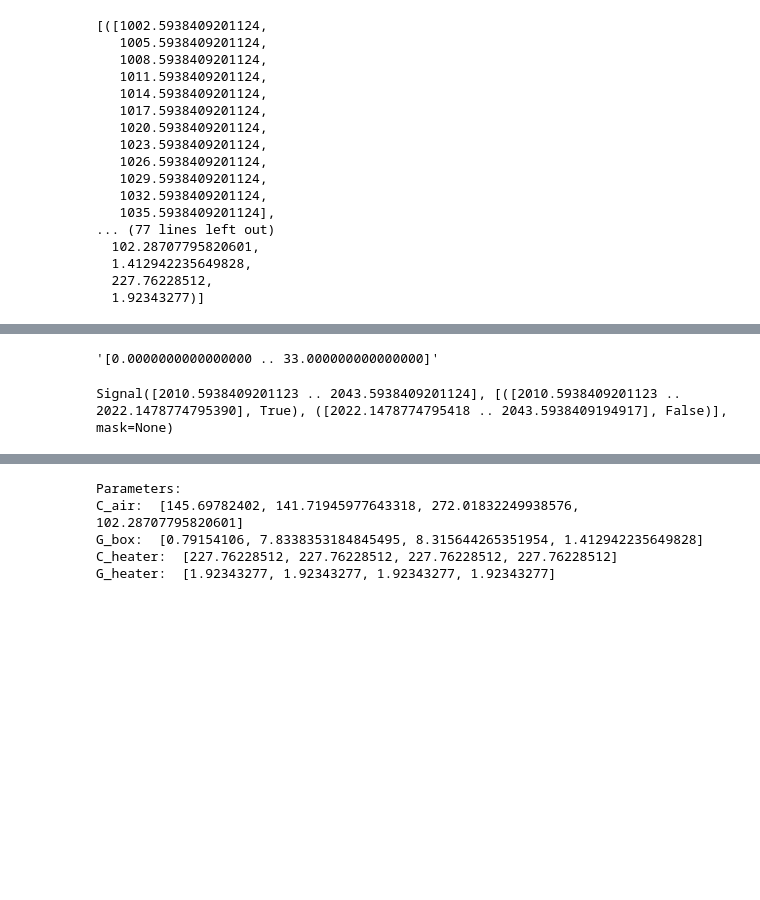
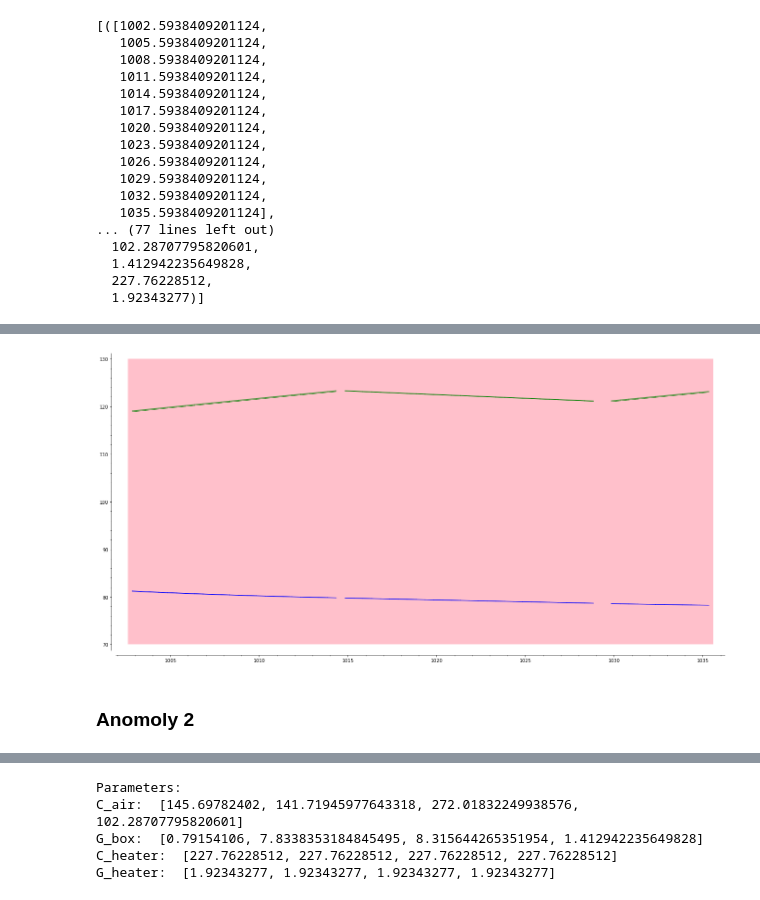
Before and after one commit to twright/example_digital-twin_incubator, a Jupyter notebook: software/notebooks/Self-Adaptation Test.ipynb, the cells around one changed output, grey strips where cells are left out. Cells and saved outputs as stored; diff of their text form; code cells hidden in the pictures; blank space fills up the shorter version.

```diff
--- a/software/notebooks/Self-Adaptation Test.ipynb
+++ b/software/notebooks/Self-Adaptation Test.ipynb
@@ -82,13 +86,16 @@ calibrator = Calibrator(database, plant_simulator, conv_xatol, conv_fatol, max_i
 pt_simulator = SystemModel4ParametersOpenLoopSimulator()
 ctrl = MockController()
 
+verified_monitor = VerifiedPlantMonitor4Params(properties)
+
 if optimize_controller:
     ctrl_optimizer = ControllerOptimizer(database, pt_simulator, ctrl, conv_xatol, conv_fatol, max_iterations, restrict_T_heater, desired_temperature, max_t_heater)
 else:
     ctrl_optimizer = NoOPControllerOptimizer()
 
 anomaly_detector = SelfAdaptationManager(anomaly_threshold, ensure_anomaly_timer, gather_data_timer, cool_down_timer,
-                                         calibrator, kalman, ctrl_optimizer)
+                                         calibrator, kalman, ctrl_optimizer,
+                                         verified_monitor)
 # supervisor = SupervisorPeriodicSM(ctrl_optimizer, wait_til_supervising_timer)
 supervisor = SupervisorThresholdSM(ctrl_optimizer, desired_temperature, max_t_heater,
                                    trigger_optimization_threshold, heater_underused_threshold,
@@ -166,5 +197,6 @@ m.self_adaptation_manager.state_machine.anomaly_parameters
 # %%
-verified_trace, verified_model = VerifiedPlantSimulator4Params().run_simulation(*m.self_adaptation_manager.state_machine.anomaly_parameters[0])
+verified_trace, verified_model = VerifiedPlantMonitor4Params.run_simulation(*m.self_adaptation_manager.state_machine.anomaly_parameters[0])
+verified_sigs = m.self_adaptation_manager.state_machine.verified_monitoring_results[0]
 # %% [output]
 x = [1002.5938409201124?, 118.89228178690598, 81.23814632391037]
 state = {'heater_on': True}
@@ -214,8 +215,8 @@ p = verified_trace.plot(('T_A', 'T_H'), color=('blue', 'green')); p.matplotlib()
-# %%
-verified_trace.domain.str(style='brackets')
-# %% [output]
-'[0.0000000000000000 .. 33.000000000000000]'
-# %%
-sig = Atomic(T_A < RIF(35)).signal(verified_trace).G(-m.self_adaptation_manager.state_machine.anomaly_durations[2][0]); sig
-# %% [output]
-Signal([2010.5938409201123 .. 2043.5938409201124], [([2010.5938409201123 .. 2022.1478774795390], True), ([2022.1478774795418 .. 2043.5938409194917], False)], mask=None)
+# %%
+p1 = (verified_sigs[0].plot(y_range=(70, 130)) + p)
+p1.set_aspect_ratio('auto')
+p1.matplotlib()
+# %% [output]
+[figure, added]
+# %% [markdown]
+### Anomoly 2
```
Also changed, not shown: parts of 21 cells of this notebook, 2 other files.
